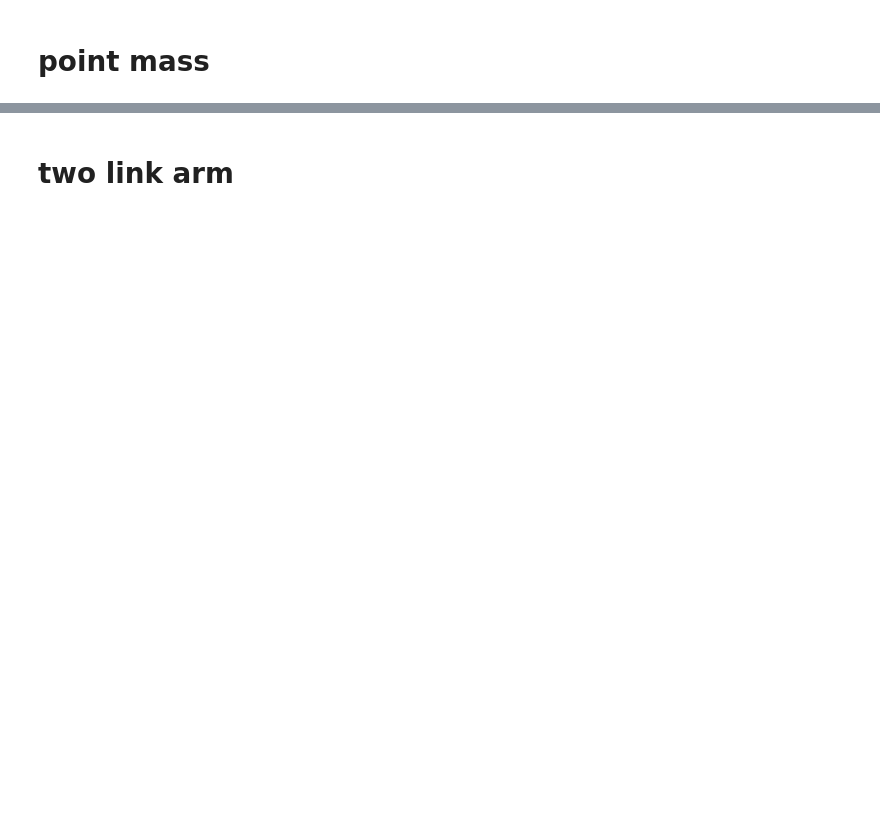
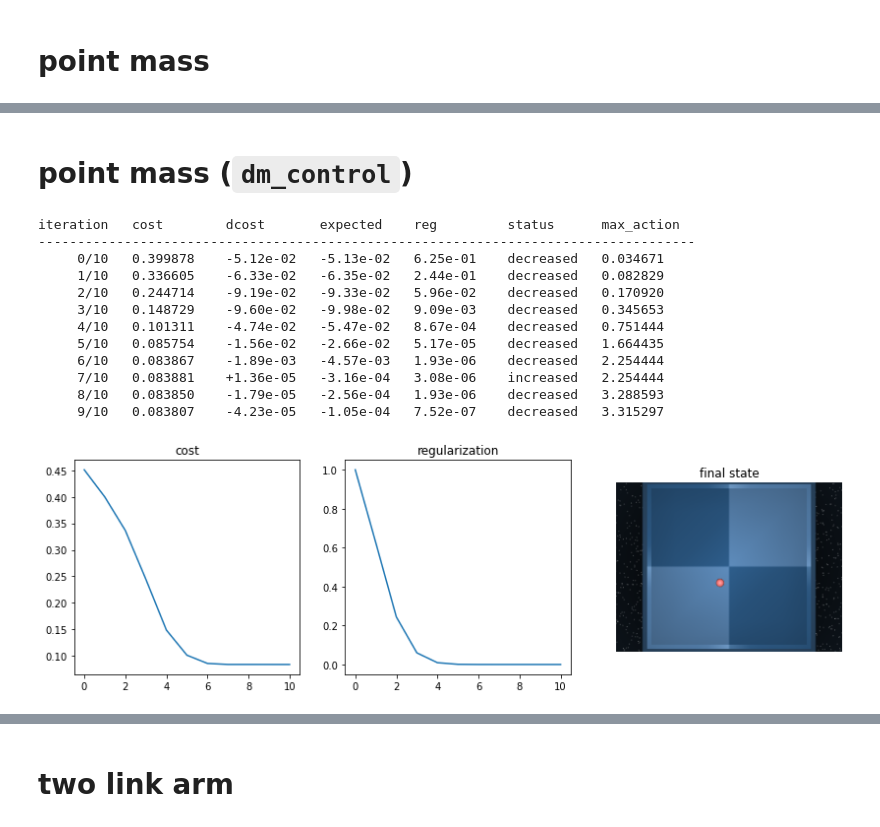
Before and after one commit to richard-warren/rl_sandbox, a Jupyter notebook: ilqr_demo.ipynb, the cells around one changed output, grey strips where cells are left out. Drawn from its saved outputs; the diff is of its cells as text; code cells hidden in the pictures; blank space fills up the shorter version.

Commit message:
added dm_control wrapper base class and dm_control point-mass env

```diff
--- a/ilqr_demo.ipynb
+++ b/ilqr_demo.ipynb
@@ -180,3 +181,27 @@ iteration   cost        dcost       expected    reg         status      max_acti
+# %% [markdown]
+# point mass (`dm_control`)
+# %%
+# run ilqr
+env = PointMassDm(max_steps=100, control_wgt=0)
+actions, history = iLQR(env, iterations=10, reg=1, verbose=True)
+ax = plt.subplots(1, 3, figsize=(14,4))[1];
+ax[0].plot(history['cost']); ax[0].set_title('cost');
+ax[1].plot(history['reg']);  ax[1].set_title('regularization');
+ax[2].set_title('final state'); env.show();
+# %% [output]
+iteration   cost        dcost       expected    reg         status      max_action
+------------------------------------------------------------------------------------
+     0/10   0.399878    -5.12e-02   -5.13e-02   6.25e-01    decreased   0.034671
+     1/10   0.336605    -6.33e-02   -6.35e-02   2.44e-01    decreased   0.082829
+     2/10   0.244714    -9.19e-02   -9.33e-02   5.96e-02    decreased   0.170920
+     3/10   0.148729    -9.60e-02   -9.98e-02   9.09e-03    decreased   0.345653
+     4/10   0.101311    -4.74e-02   -5.47e-02   8.67e-04    decreased   0.751444
+     5/10   0.085754    -1.56e-02   -2.66e-02   5.17e-05    decreased   1.664435
+     6/10   0.083867    -1.89e-03   -4.57e-03   1.93e-06    decreased   2.254444
+     7/10   0.083881    +1.36e-05   -3.16e-04   3.08e-06    increased   2.254444
+     8/10   0.083850    -1.79e-05   -2.56e-04   1.93e-06    decreased   3.288593
+     9/10   0.083807    -4.23e-05   -1.05e-04   7.52e-07    decreased   3.315297
+[figure, added]
 # %%
 # show video
 env.reset(reset_target=False)
```
Also changed, not shown: parts of 6 cells of this notebook, 1 other file.
